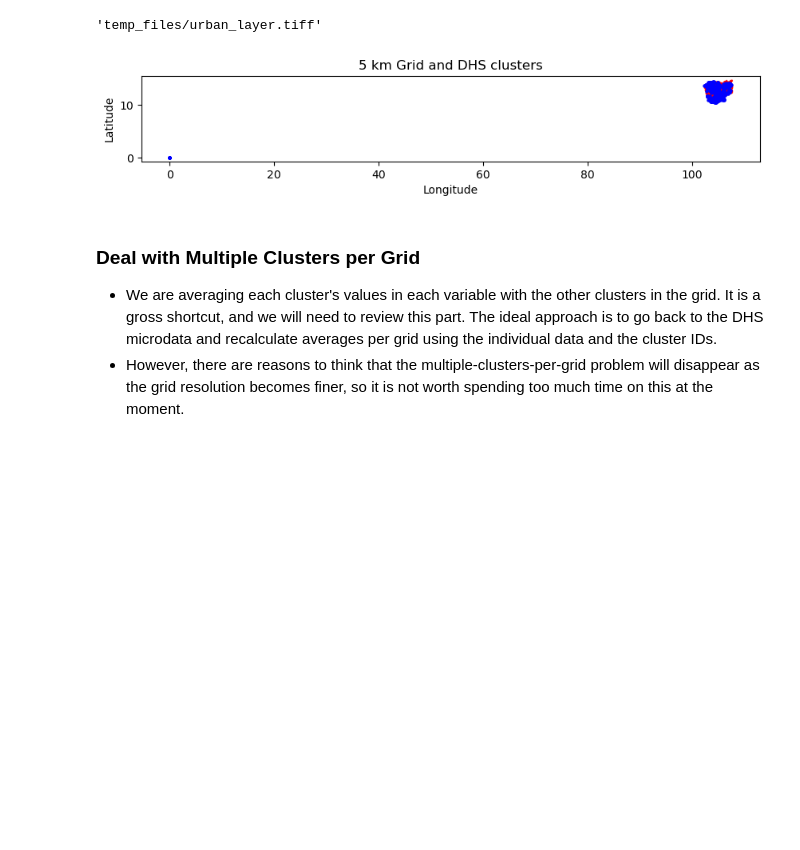
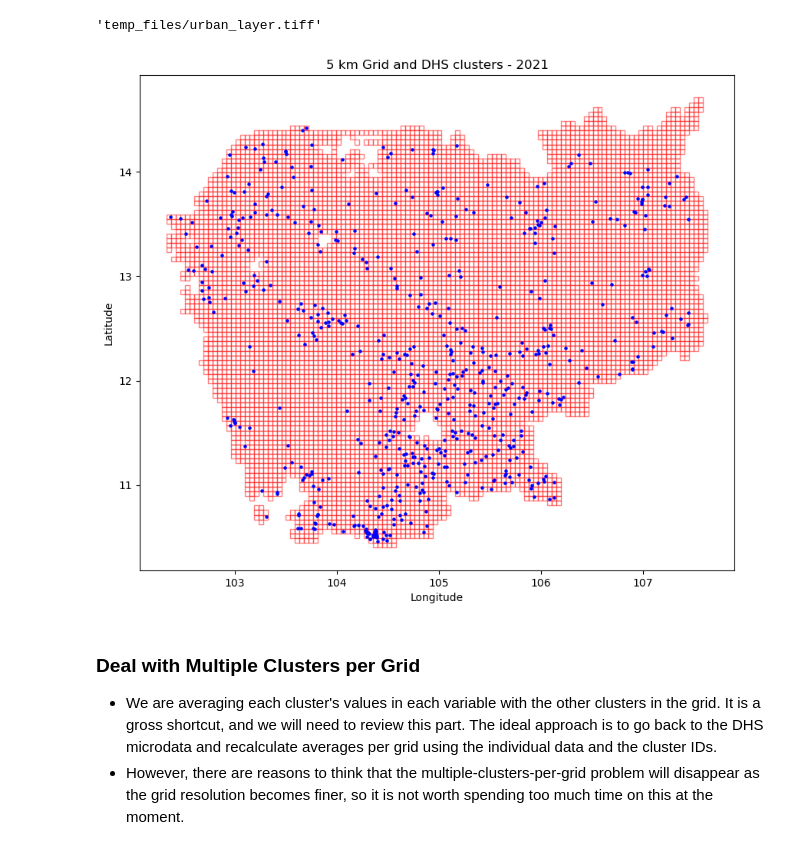
Before and after one commit to sig-gis/dises-khm-mpi, a Jupyter notebook: 2. Covariates Selection.ipynb, the cells around one changed output. Saved outputs shown, nothing was run; the diff lists cells and outputs as text; code cells hidden in the pictures; blank space fills up the shorter version.

```diff
--- a/2. Covariates Selection.ipynb
+++ b/2. Covariates Selection.ipynb
@@ -49,6 +46,6 @@ data_folder = 'data'
 # %%
 mpi_folder = '/Users/Daniel/Library/CloudStorage/GoogleDrive-dwiesner@sig-gis.com/.shortcut-targets-by-id/1UFnD8ofHi_4YXqnGCH4FLW8bapLdp4qX/DISES SIG/Dataset Information/MPI/'
 # %%
-dhs_shape_path = 'mpi_khm_dhs05_cot_clust_CI_mis/mpi_khm_dhs05_cot_clust_CI_mis.shp'
+dhs_shape_path = 'mpi_khm_dhs21-22_hmn_clust_CI_mis/mpi_khm_dhs21-22_hmn_clust_CI_mis.shp'
 # %%
 #Load DHS data
@@ -123,21 +111,21 @@ report['DHS clusters after masking'] = dhs.shape[0]
 # %%
 # Create a plot
 fig, ax = plt.subplots(figsize=(10, 10))
 
 # Plot the GeoDataFrame
 gdf.plot(ax=ax, facecolor='white', edgecolor='red', alpha=0.5)
 
 # Plot the points on top
 dhs.plot(ax=ax, color='blue', markersize=5)
 
 # Customize the plot (optional)
-ax.set_title('5 km Grid and DHS clusters')
+ax.set_title(f'5 km Grid and DHS clusters - {year}')
 ax.set_xlabel('Longitude')
 ax.set_ylabel('Latitude')
 
 plt.savefig(os.path.join(report_folder, '1. Grids - DHS Clusters.pdf'))
 # %% [output]
-[figure, old version]
+[figure, new version]
 # %%
 #Saved the clipped shape for later use
 shape_folder = "temp_files/clipped_shape"
```
Also changed, not shown: parts of 22 cells of this notebook, 6 other files.
